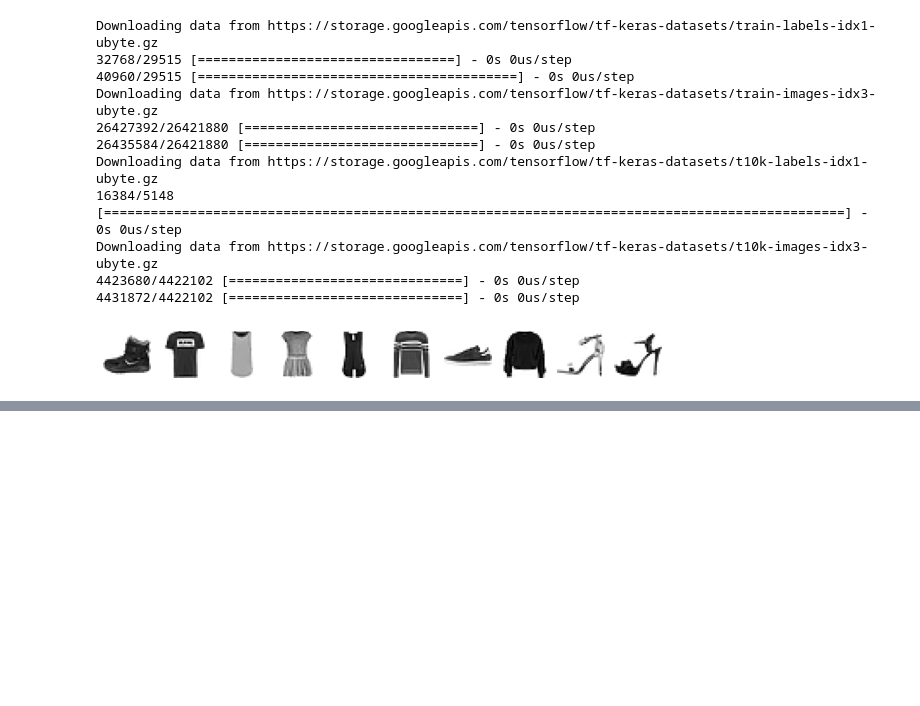
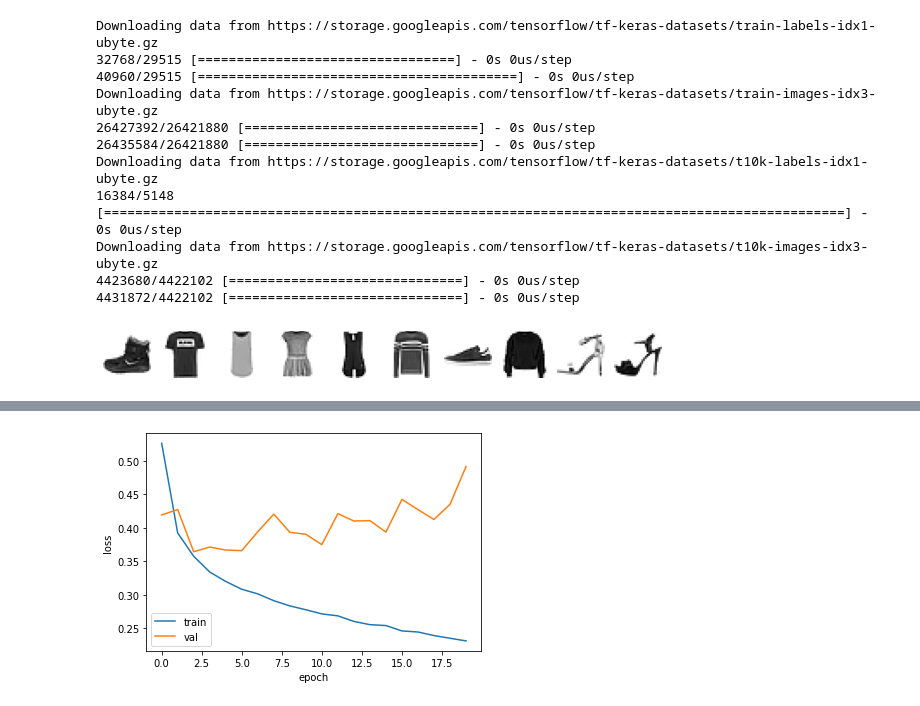
Before and after one commit to keizikang/self_study_mldl, a Jupyter notebook: 혼공머신_7장.ipynb, the cells around one changed output, grey strips where cells are left out. Saved outputs shown, nothing was run; the diff lists cells and outputs as text; code cells hidden in the pictures; blank space fills up the shorter version.

```diff
--- a/혼공머신_7장.ipynb
+++ b/혼공머신_7장.ipynb
@@ -38,0 +269,6 @@ plt.show()
+# %%
+model = keras.Sequential()
+model.add(keras.layers.Flatten(input_shape=(28, 28)))
+model.add(keras.layers.Dense(100, activation='relu'))
+model.add(keras.layers.Dense(10, activation='softmax'))
+model.summary()
@@ -38,0 +448,19 @@ plt.show()
+# %%
+# 검증 세트의 손실함수도 같이 plot 해보자
+# model.fit()에 validation_data를 전달하면 됨
+model = model_fn()
+model.compile(loss='sparse_categorical_crossentropy',
+              metrics='accuracy')
+history = model.fit(train_scaled, train_target,
+                    epochs=20, verbose=0,
+                    validation_data=(val_scaled, val_target))
+
+# 그래프로 확인
+plt.plot(history.history['loss'])
+plt.plot(history.history['val_loss'])
+plt.xlabel('epoch')
+plt.ylabel('loss')
+plt.legend(['train', 'val'])
+plt.show()
+# %% [output]
+[figure, added]
```
Also changed, not shown: parts of 43 cells of this notebook.
